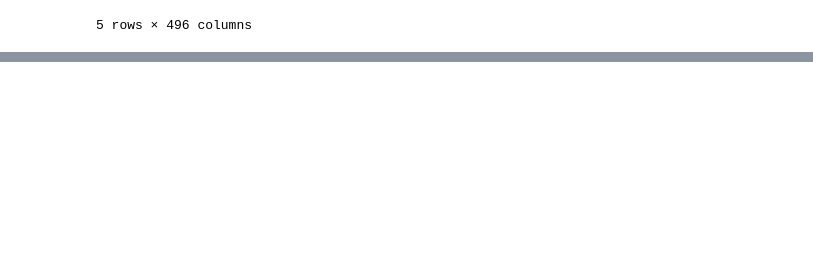
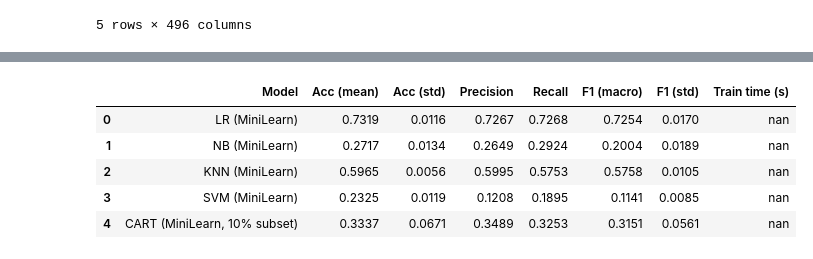
Before and after one commit to BradMartinMiami/SchoolProjectCSE432, a Jupyter notebook: SER_Project/notebooks/Validation.ipynb, the cells around one changed output, grey strips where cells are left out. Drawn from its saved outputs; the diff is of its cells as text; code cells hidden in the pictures; blank space fills up the shorter version.

Commit message:
working on validation notebook, need to speed things up

```diff
--- a/SER_Project/notebooks/Validation.ipynb
+++ b/SER_Project/notebooks/Validation.ipynb
@@ -33,0 +95,27 @@ features.head()
+# %%
+K = 5
+RS = 20
+
+results = {}
+
+print("Running Logistic Regression...")
+results['LR (MiniLearn)'] = run_kfold(lambda: LogisticRegressionMM(lr=0.1, n_iters=1000), X, y, k=K, random_state=RS)
+
+print("Running Gaussian NB...")
+results['NB (MiniLearn)'] = run_kfold(lambda: GaussianNaiveBayesMM(), X, y, k=K, random_state=RS)
+
+print("Running KNN (k=5)...")
+results['KNN (MiniLearn)'] = run_kfold(lambda: KNNClassifierMM(k=5), X, y, k=K, random_state=RS)
+
+print("Running SVM (linear)...")
+results['SVM (MiniLearn)'] = run_kfold(lambda: SVMMM(C=1.0, learning=0.001, max_iters=1000), X, y, k=K, random_state=RS)
+
+print("Running CART (max_depth=5, on 30% subset for speed)...")
+rng = np.random.default_rng(20)
+sub_idx = rng.choice(len(X), size=int(0.1 * len(X)), replace=False)
+X_sub, y_sub = X[sub_idx], y[sub_idx]
+results['CART (MiniLearn, 10% subset)'] = run_kfold(
+    lambda: CART(max_depth=5, minsplit=2), X_sub, y_sub, k=K, random_state=RS
+)
+
+print("\nDone.")
@@ -33,0 +130,24 @@ features.head()
+# %%
+# Build summary table
+rows = []
+for name, r in results.items():
+    rows.append({
+        'Model': name,
+        'Acc (mean)':  f"{r['accuracy_mean']:.4f}",
+        'Acc (std)':   f"{r['accuracy_std']:.4f}",
+        'Precision':   f"{r['precision_mean']:.4f}",
+        'Recall':      f"{r['recall_mean']:.4f}",
+        'F1 (macro)':  f"{r['f1_mean']:.4f}",
+        'F1 (std)':    f"{r['f1_std']:.4f}",
+        'Train time (s)': f"{r['train_time_mean']:.3f}",
+    })
+
+cv_df = pd.DataFrame(rows)
+cv_df
+# %% [output]
+|  | Model | Acc (mean) | Acc (std) | Precision | Recall | F1 (macro) | F1 (std) | Train time (s) |
+| 0 | LR (MiniLearn) | 0.7319 | 0.0116 | 0.7267 | 0.7268 | 0.7254 | 0.0170 | nan |
+| 1 | NB (MiniLearn) | 0.2717 | 0.0134 | 0.2649 | 0.2924 | 0.2004 | 0.0189 | nan |
+| 2 | KNN (MiniLearn) | 0.5965 | 0.0056 | 0.5995 | 0.5753 | 0.5758 | 0.0105 | nan |
+| 3 | SVM (MiniLearn) | 0.2325 | 0.0119 | 0.1208 | 0.1895 | 0.1141 | 0.0085 | nan |
+| 4 | CART (MiniLearn, 10% subset) | 0.3337 | 0.0671 | 0.3489 | 0.3253 | 0.3151 | 0.0561 | nan |
```
Also changed, not shown: parts of 5 cells of this notebook.
